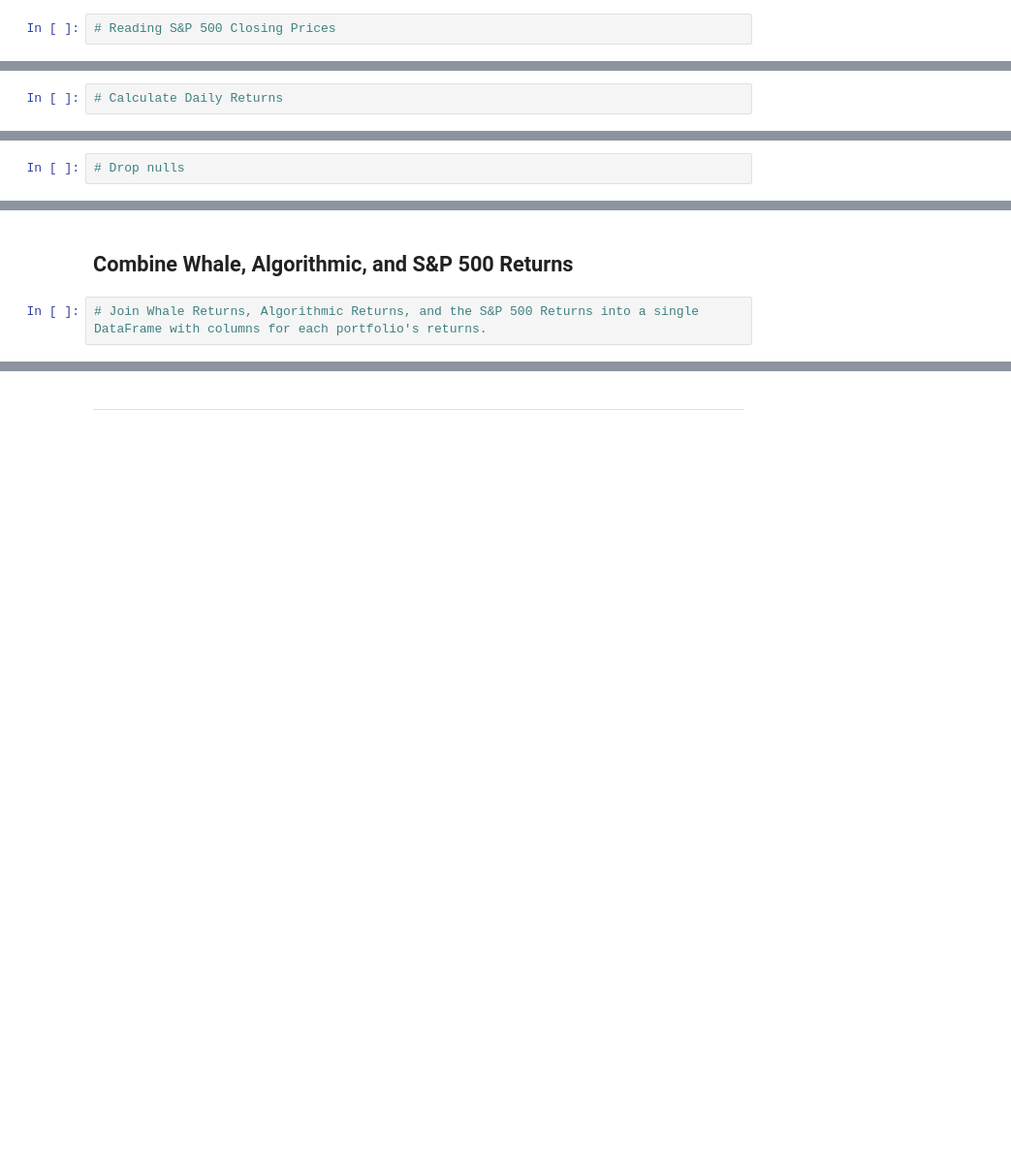
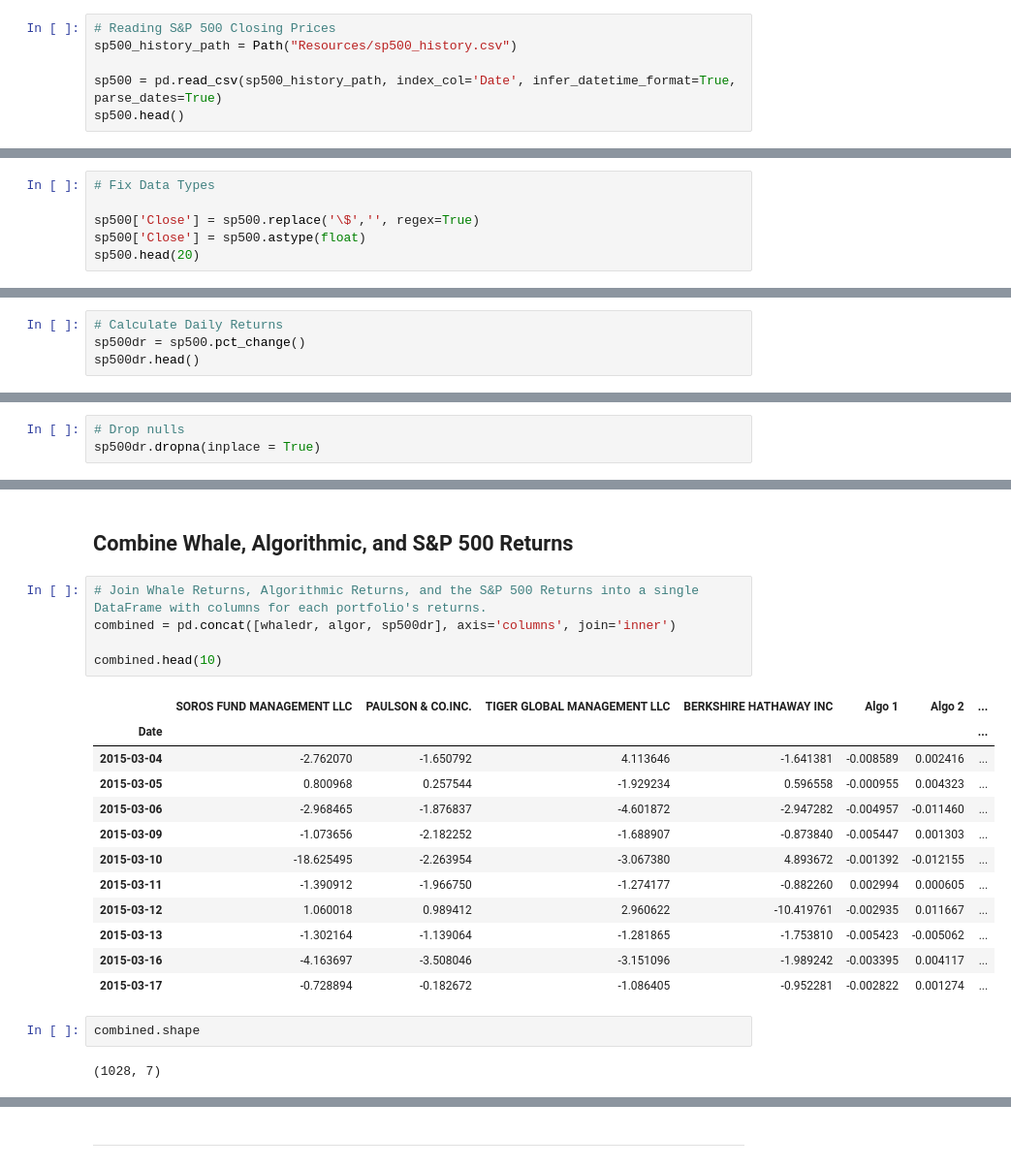
Before and after one commit to matthouk/UWFT-PandasHW, a Jupyter notebook: Starter_Code/whale_analysis-Copy1.ipynb, the cells around one changed output, grey strips where cells are left out. Shown at 97% size. Cells and saved outputs as stored; diff of their text form; blank space fills up the shorter version.

```diff
--- a/Starter_Code/whale_analysis.ipynb
+++ b/Starter_Code/whale_analysis-Copy1.ipynb
@@ -114,3 +117,7 @@ dtype: int64
 Read the S&P 500 historic closing prices and create a new daily returns DataFrame from the data.
 # %%
 # Reading S&P 500 Closing Prices
+sp500_history_path = Path("Resources/sp500_history.csv")
+
+sp500 = pd.read_csv(sp500_history_path, index_col='Date', infer_datetime_format=True, parse_dates=True)
+sp500.head()
@@ -120,0 +138,6 @@ Read the S&P 500 historic closing prices and create a new daily returns DataFram
+# %%
+# Fix Data Types
+
+sp500['Close'] = sp500.replace('\$','', regex=True)
+sp500['Close'] = sp500.astype(float)
+sp500.head(20)
@@ -121,2 +163,4 @@ Read the S&P 500 historic closing prices and create a new daily returns DataFram
 # %%
 # Calculate Daily Returns
+sp500dr = sp500.pct_change()
+sp500dr.head()
@@ -123,4 +175,5 @@ Read the S&P 500 historic closing prices and create a new daily returns DataFram
 # %%
 # Drop nulls
+sp500dr.dropna(inplace = True)
 # %%
 # Rename `Close` Column to be specific to this portfolio.
@@ -128,3 +197,23 @@ Read the S&P 500 historic closing prices and create a new daily returns DataFram
 ## Combine Whale, Algorithmic, and S&P 500 Returns
 # %%
 # Join Whale Returns, Algorithmic Returns, and the S&P 500 Returns into a single DataFrame with columns for each portfolio's returns.
+combined = pd.concat([whaledr, algor, sp500dr], axis='columns', join='inner')
+
+combined.head(10)
+# %% [output]
+|  | SOROS FUND MANAGEMENT LLC | PAULSON & CO.INC. | TIGER GLOBAL MANAGEMENT LLC | BERKSHIRE HATHAWAY INC | Algo 1 | Algo 2 | ... |
+| Date |  |  |  |  |  |  | ... |
+| 2015-03-04 | -2.762070 | -1.650792 | 4.113646 | -1.641381 | -0.008589 | 0.002416 | ... |
+| 2015-03-05 | 0.800968 | 0.257544 | -1.929234 | 0.596558 | -0.000955 | 0.004323 | ... |
+| 2015-03-06 | -2.968465 | -1.876837 | -4.601872 | -2.947282 | -0.004957 | -0.011460 | ... |
+| 2015-03-09 | -1.073656 | -2.182252 | -1.688907 | -0.873840 | -0.005447 | 0.001303 | ... |
+| 2015-03-10 | -18.625495 | -2.263954 | -3.067380 | 4.893672 | -0.001392 | -0.012155 | ... |
+| 2015-03-11 | -1.390912 | -1.966750 | -1.274177 | -0.882260 | 0.002994 | 0.000605 | ... |
+| 2015-03-12 | 1.060018 | 0.989412 | 2.960622 | -10.419761 | -0.002935 | 0.011667 | ... |
+| 2015-03-13 | -1.302164 | -1.139064 | -1.281865 | -1.753810 | -0.005423 | -0.005062 | ... |
+| 2015-03-16 | -4.163697 | -3.508046 | -3.151096 | -1.989242 | -0.003395 | 0.004117 | ... |
+| 2015-03-17 | -0.728894 | -0.182672 | -1.086405 | -0.952281 | -0.002822 | 0.001274 | ... |
+# %%
+combined.shape
+# %% [output]
+(1028, 7)
```
Also changed, not shown: parts of 10 cells of this notebook, 4 other files.
